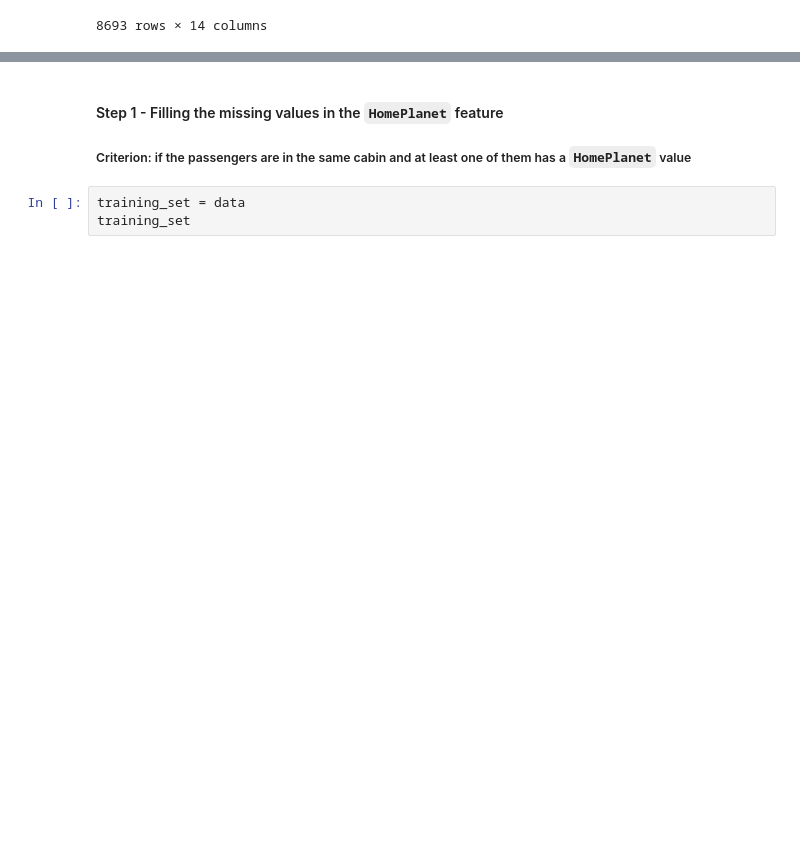
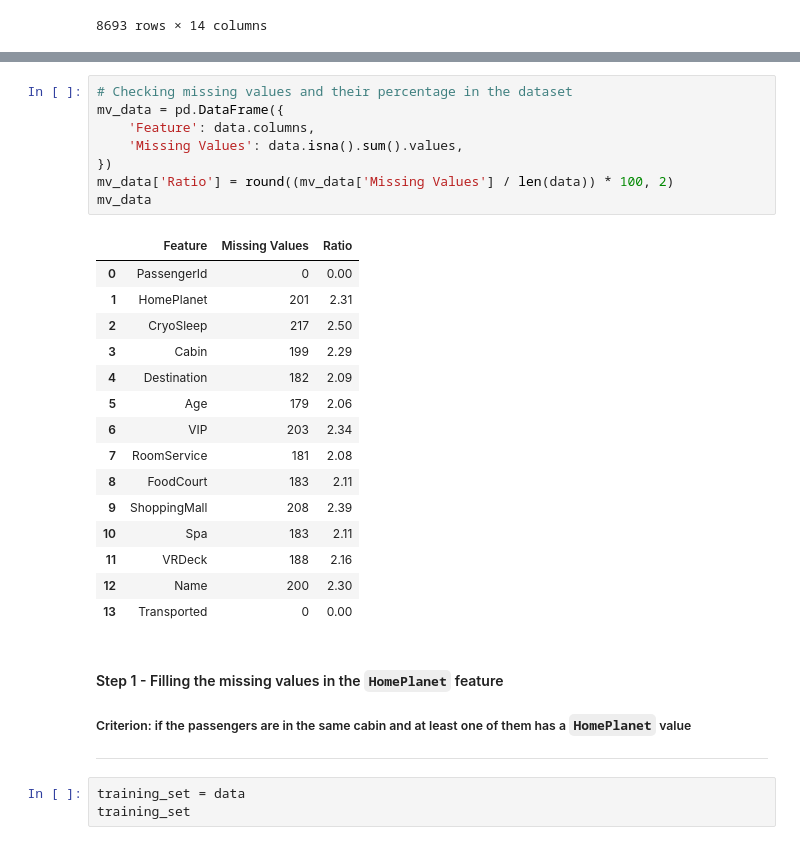
Before and after one commit to plamensve/ML_FINAL_PROJECT, a Jupyter notebook: notebooks/02.preprocessing.ipynb, the cells around one changed output, grey strips where cells are left out. Drawn from its saved outputs; the diff is of its cells as text; blank space fills up the shorter version.

```diff
--- a/notebooks/02.preprocessing.ipynb
+++ b/notebooks/02.preprocessing.ipynb
@@ -34,6 +46,32 @@ Name: count, dtype: int64
+# %%
+# Checking missing values and their percentage in the dataset
+mv_data = pd.DataFrame({
+    'Feature': data.columns,
+    'Missing Values': data.isna().sum().values,
+})
+mv_data['Ratio'] = round((mv_data['Missing Values'] / len(data)) * 100, 2)
+mv_data
+# %% [output]
+|  | Feature | Missing Values | Ratio |
+| 0 | PassengerId | 0 | 0.00 |
+| 1 | HomePlanet | 201 | 2.31 |
+| 2 | CryoSleep | 217 | 2.50 |
+| 3 | Cabin | 199 | 2.29 |
+| 4 | Destination | 182 | 2.09 |
+| 5 | Age | 179 | 2.06 |
+| 6 | VIP | 203 | 2.34 |
+| 7 | RoomService | 181 | 2.08 |
+| 8 | FoodCourt | 183 | 2.11 |
+| 9 | ShoppingMall | 208 | 2.39 |
+| 10 | Spa | 183 | 2.11 |
+| 11 | VRDeck | 188 | 2.16 |
+| 12 | Name | 200 | 2.30 |
+| 13 | Transported | 0 | 0.00 |
 # %% [markdown]
 #### Step 1 - Filling the missing values in the `HomePlanet` feature
 ##### Criterion: if the passengers are in the same cabin and at least one of them has a `HomePlanet` value
+
+---
 # %%
 training_set = data
 training_set
```
Also changed, not shown: parts of 32 cells of this notebook, 1 other file.
